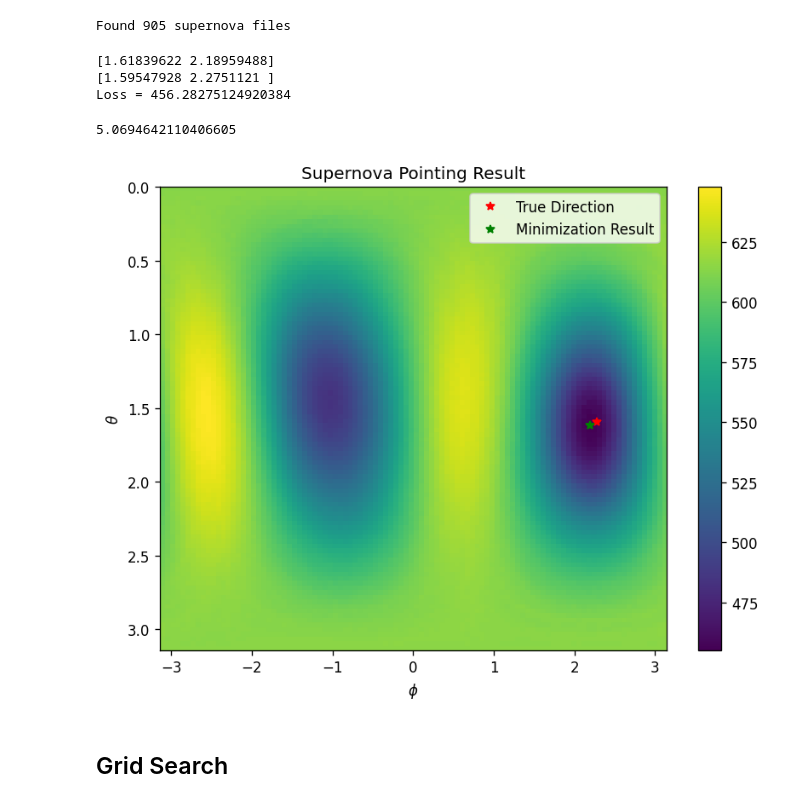
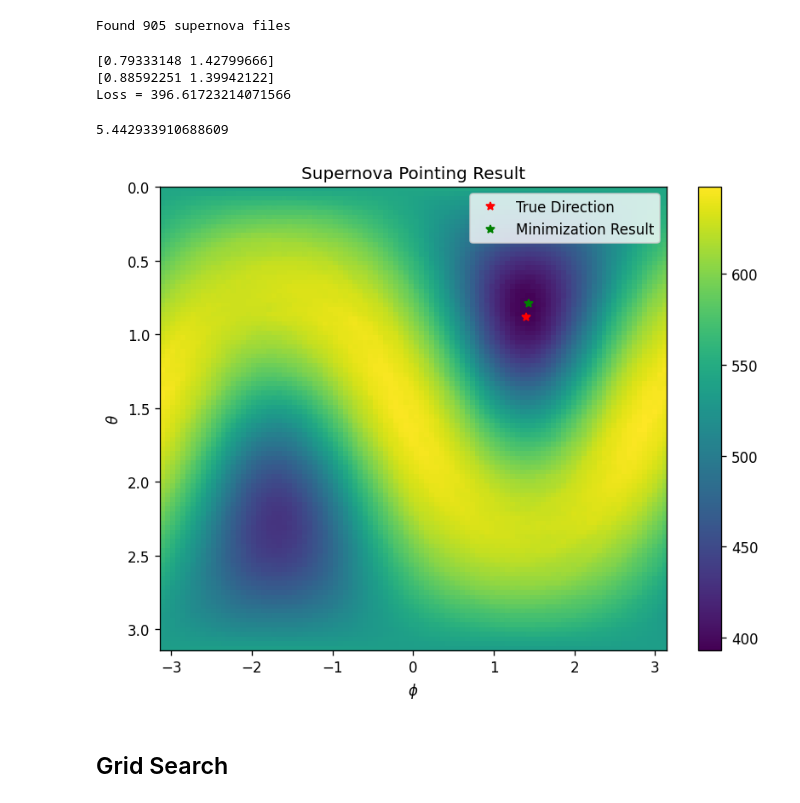
Before and after one commit to JamesJieranShen/SN_Pointing_PDFs, a Jupyter notebook: find_SN_dir_clean.ipynb, the cells around one changed output. Drawn from its saved outputs; the diff is of its cells as text; code cells hidden in the pictures.

```diff
--- a/find_SN_dir_clean.ipynb
+++ b/find_SN_dir_clean.ipynb
@@ -36,21 +36,21 @@ print(f"Found {len(SN_file_tuples)} supernova files")
 # %% [output]
 Found 905 supernova files
 # %%
-SN_pointer = SupernovaPointing([ES_numeric], SN_file_tuples[11], with_radio=False)
+SN_pointer = SupernovaPointing([ES_numeric], SN_file_tuples[12], with_radio=False)
 def loss_func(x):
     return SN_pointer.loss(x)
 res = brute(loss_func, ([0, np.pi], [-np.pi, np.pi]), Ns=100, full_output=True, workers=6, finish=None)
 # res = minimize(loss, np.array([np.pi/2, 0]), args=args, method = 'Nelder-Mead')
 print(res[0])
 print(SN_pointer.truth_dir)
 print(f"Loss = {loss_func(SN_pointer.truth_dir)}")
 details(SN_pointer, res)
 # %% [output]
-[1.61839622 2.18959488]
-[1.59547928 2.2751121 ]
-Loss = 456.28275124920384
+[0.79333148 1.42799666]
+[0.88592251 1.39942122]
+Loss = 396.61723214071566
-5.0694642110406605
+5.442933910688609
-[figure, old version]
+[figure, new version]
 # %% [markdown]
 ## Grid Search
 # %%
```
Also changed, not shown: parts of 1 cell of this notebook, 4 other files.
